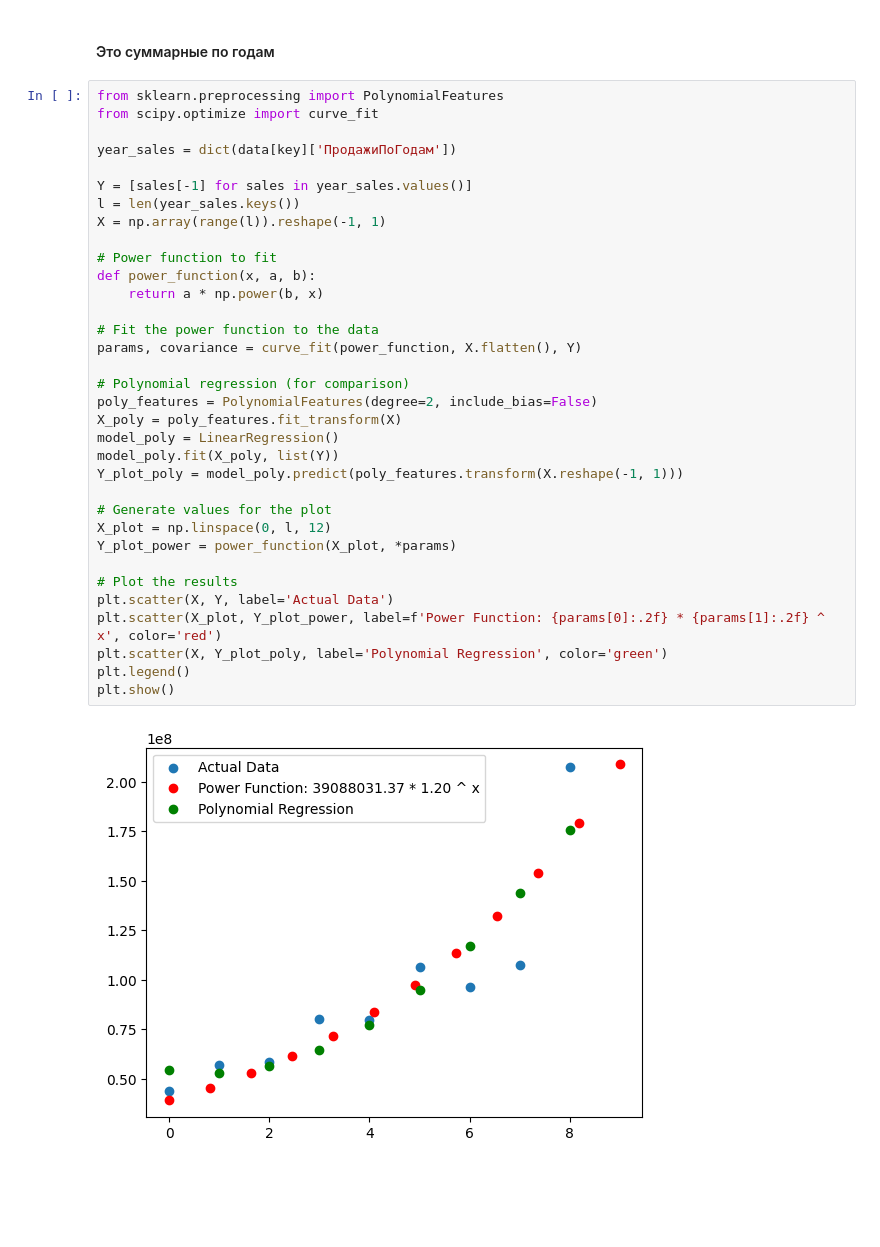
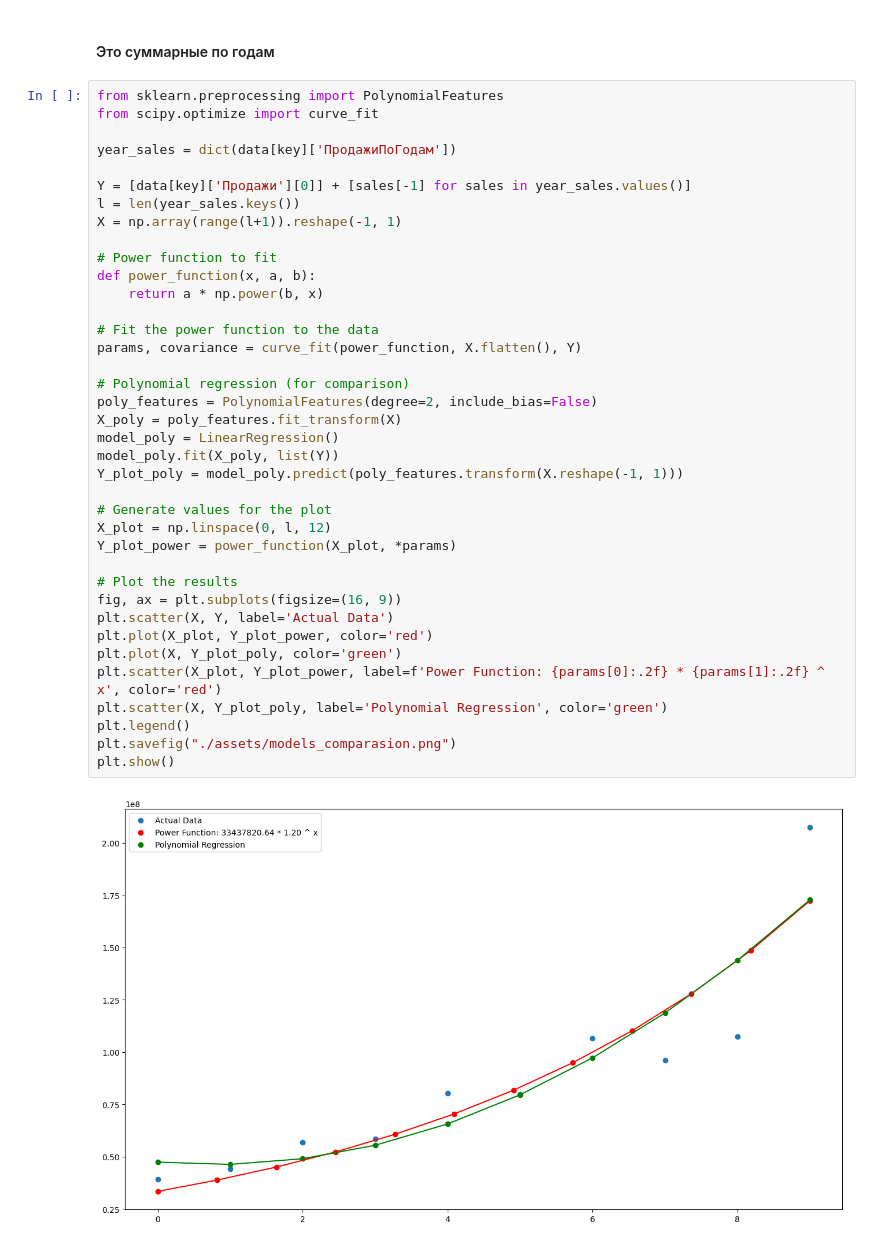
Before and after one commit to AltairkaGit/MilkStats, a Jupyter notebook: model.ipynb, the cells around one changed output. Cells and saved outputs as stored; diff of their text form; blank space fills up the shorter version.

```diff
--- a/model.ipynb
+++ b/model.ipynb
@@ -416,36 +416,40 @@ from scipy.optimize import curve_fit
 
 year_sales = dict(data[key]['ПродажиПоГодам'])
 
-Y = [sales[-1] for sales in year_sales.values()]
+Y = [data[key]['Продажи'][0]] + [sales[-1] for sales in year_sales.values()]
 l = len(year_sales.keys())
-X = np.array(range(l)).reshape(-1, 1)
+X = np.array(range(l+1)).reshape(-1, 1)
 
 # Power function to fit
 def power_function(x, a, b):
     return a * np.power(b, x)
 
 # Fit the power function to the data
 params, covariance = curve_fit(power_function, X.flatten(), Y)
 
 # Polynomial regression (for comparison)
 poly_features = PolynomialFeatures(degree=2, include_bias=False)
 X_poly = poly_features.fit_transform(X)
 model_poly = LinearRegression()
 model_poly.fit(X_poly, list(Y))
 Y_plot_poly = model_poly.predict(poly_features.transform(X.reshape(-1, 1)))
 
 # Generate values for the plot
 X_plot = np.linspace(0, l, 12)
 Y_plot_power = power_function(X_plot, *params)
 
 # Plot the results
+fig, ax = plt.subplots(figsize=(16, 9))
 plt.scatter(X, Y, label='Actual Data')
+plt.plot(X_plot, Y_plot_power, color='red')
+plt.plot(X, Y_plot_poly, color='green')
 plt.scatter(X_plot, Y_plot_power, label=f'Power Function: {params[0]:.2f} * {params[1]:.2f} ^ x', color='red')
 plt.scatter(X, Y_plot_poly, label='Polynomial Regression', color='green')
 plt.legend()
+plt.savefig("./assets/models_comparasion.png")
 plt.show()
 # %% [output]
-[figure, old version]
+[figure, new version]
 # %%
 sales_recalculated = np.array([x[1] for x in sorted(data[key]['ПерерассчитанныеПродажи'].items(), key=lambda x:x[0])]).flatten()
 l = len(sales_recalculated)
```
Also changed, not shown: parts of 2 cells of this notebook, 12 other files.
